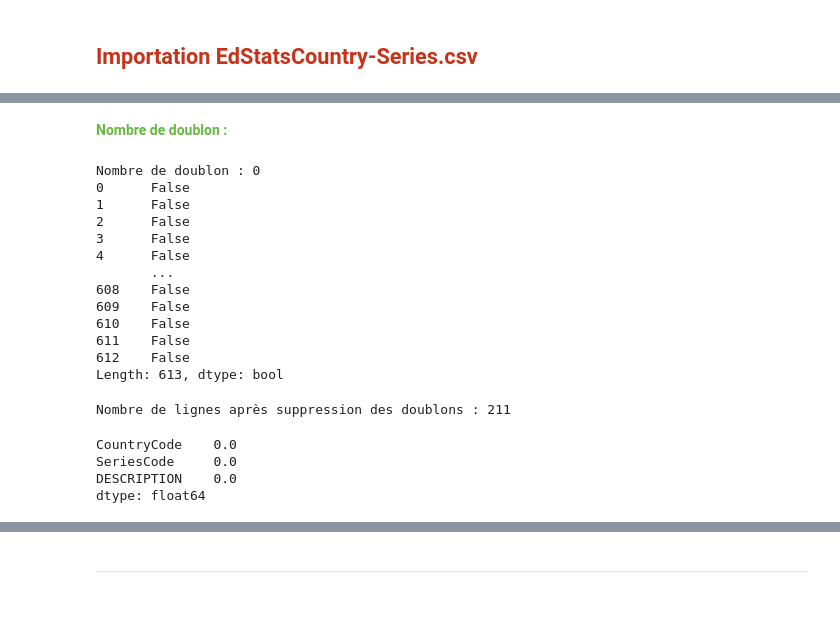
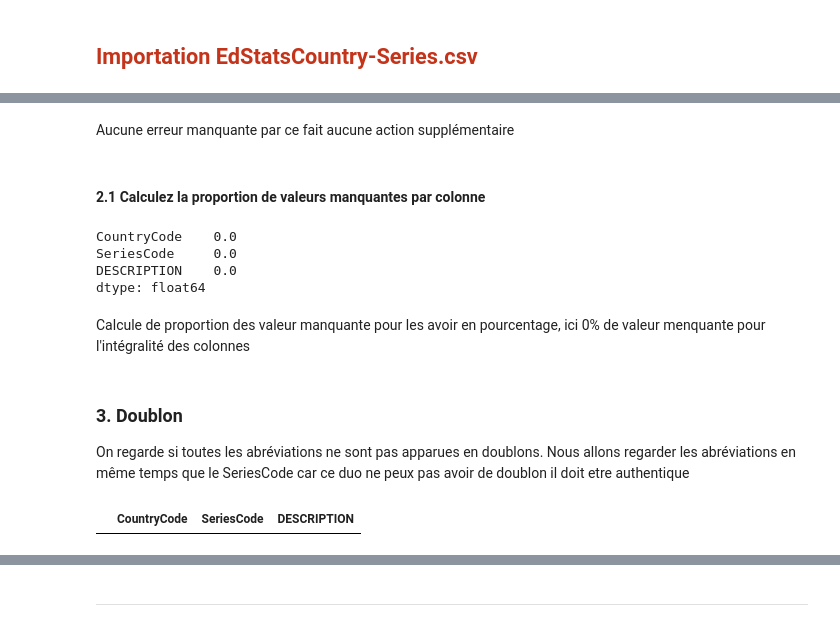
Before and after one commit to Xantos07/EducationalSystems, a Jupyter notebook: EducationalSystems.ipynb, the cells around one changed output, grey strips where cells are left out. Cells and saved outputs as stored; diff of their text form; code cells hidden in the pictures.

Commit message:
StageReorganization
reorganisation des etapes seulement pour la 1ere importation

```diff
--- a/EducationalSystems.ipynb
+++ b/EducationalSystems.ipynb
@@ -68,36 +63,25 @@ Nombre de collone : 3
+# %% [markdown]
+Aucune erreur manquante par ce fait aucune action supplémentaire
+# %% [markdown]
+#### 2.1 Calculez la proportion de valeurs manquantes par colonne
+# %%
+#Pourcentage de valeurs manquantes = (Nombre de valeurs manquantes / Nombre total de valeurs) * 100
+missing_values = data_edSCS_csv.isnull().sum()
+total_values = data_edSCS_csv.count() + missing_values
+percentage_missing = (missing_values / total_values) * 100
+print(percentage_missing)
+# %% [output]
+CountryCode    0.0
+SeriesCode     0.0
+DESCRIPTION    0.0
+dtype: float64
+# %% [markdown]
+Calcule de proportion des valeur manquante pour les avoir en pourcentage, ici 0% de valeur menquante pour l'intégralité des colonnes
 # %% [markdown]
-<p style="color:#67B743; font-weight:bold;">Nombre de doublon :</p>
+### 3. Doublon
+
+On regarde si toutes les abréviations ne sont pas apparues en doublons. Nous allons regarder les abréviations en même temps que le SeriesCode car ce duo ne peux pas avoir de doublon il doit etre authentique
 # %%
-d = data_edSCS_csv.duplicated(subset=['CountryCode', 'SeriesCode']).sum()
-print("Nombre de doublon :", d)
-print(data_edSCS_csv.duplicated(subset=['CountryCode', 'SeriesCode']))
+data_edSCS_csv.loc[data_edSCS_csv[['CountryCode', 'SeriesCode']].duplicated(keep=False),:]
 # %% [output]
-Nombre de doublon : 0
-0      False
-1      False
-2      False
-3      False
-4      False
-       ...
-608    False
-609    False
-610    False
-611    False
-612    False
-Length: 613, dtype: bool
+|  | CountryCode | SeriesCode | DESCRIPTION |
-# %%
-data_edSCS_csv = data_edSCS_csv.drop_duplicates(subset=['CountryCode'])
-print("Nombre de lignes après suppression des doublons :", data_edSCS_csv.shape[0])
-# %% [output]
-Nombre de lignes après suppression des doublons : 211
-# %%
-#Pourcentage de valeurs manquantes = (Nombre de valeurs manquantes / Nombre total de valeurs) * 100
-missing_values = data_edSCS_csv.isnull().sum()
-total_values = data_edSCS_csv.count() + missing_values
-percentage_missing = (missing_values / total_values) * 100
-print(percentage_missing)
-# %% [output]
-CountryCode    0.0
-SeriesCode     0.0
-DESCRIPTION    0.0
-dtype: float64
```
Also changed, not shown: parts of 29 cells of this notebook.
